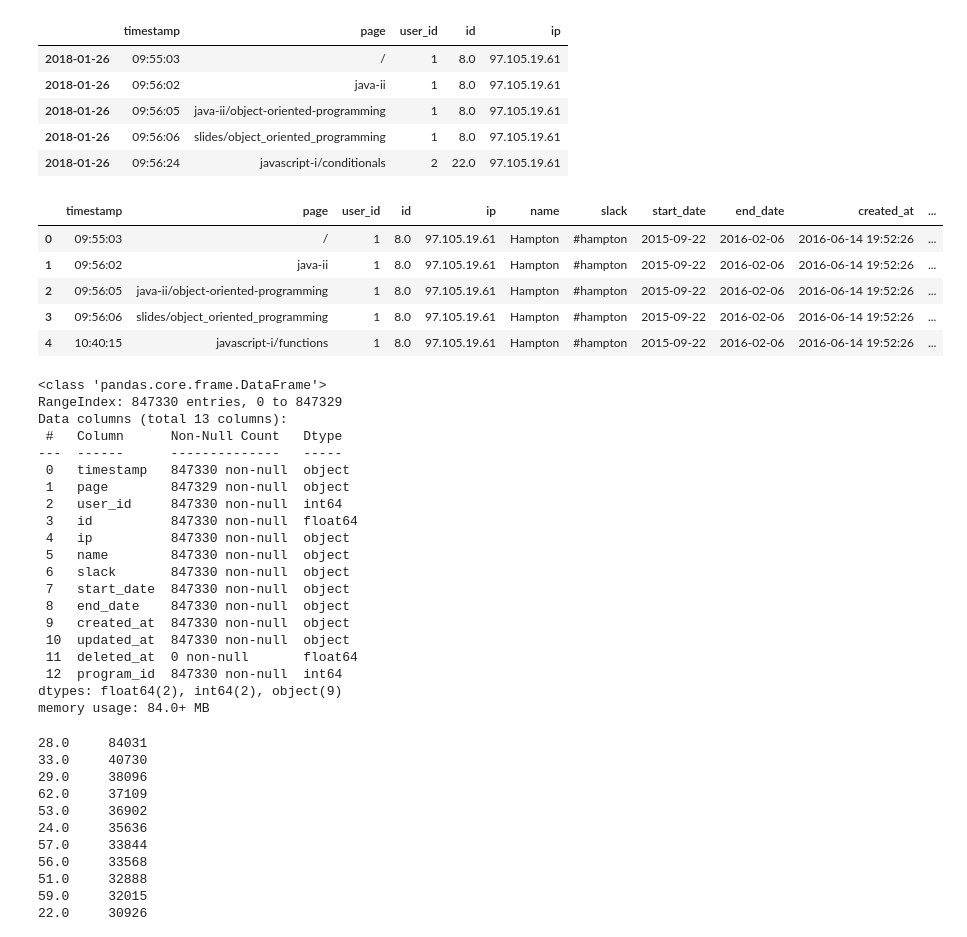
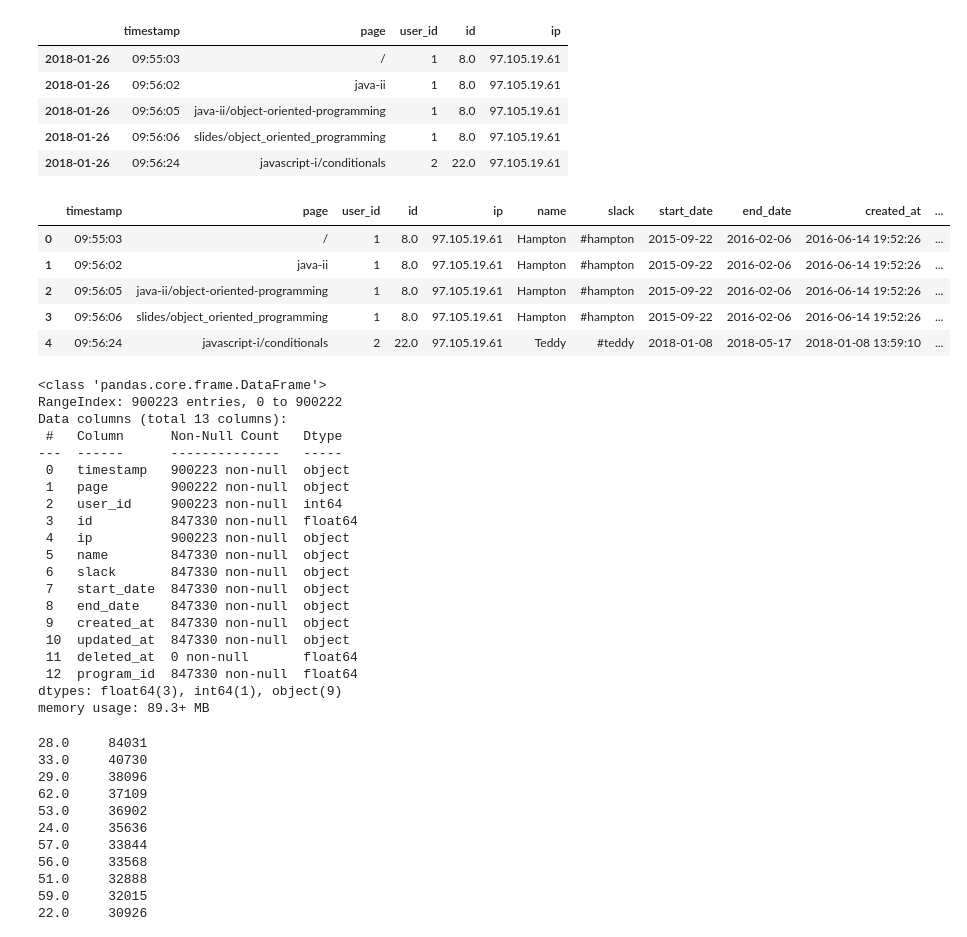
Before and after one commit to Thoai-Adam/anomaly_detection_project, a Jupyter notebook: Untitled.ipynb, the cells around one changed output. Saved outputs shown, nothing was run; the diff lists cells and outputs as text; code cells hidden in the pictures.

```diff
--- a/Untitled.ipynb
+++ b/Untitled.ipynb
@@ -3,6 +3,10 @@ import pandas as pd
 import matplotlib.pyplot as plt
 from env import get_connection
 import os
+#set display peferences
+pd.set_option('display.max_columns', None)
+pd.set_option('display.width', None)
+pd.set_option('display.expand_frame_repr', False)
 # %%
 def get_data():
 
@@ -57,31 +61,31 @@ df.head()
 | 2018-01-26 | 09:56:06 | slides/object_oriented_programming | 1 | 8.0 | 97.105.19.61 |
 | 2018-01-26 | 09:56:24 | javascript-i/conditionals | 2 | 22.0 | 97.105.19.61 |
 # %%
-df3 = pd.merge(df, df2, on = 'id')
+df3 = pd.merge(df, df2, how = 'left', on = 'id')
 
 df3.to_csv('merged.csv', index=False)
 df3 = pd.read_csv('merged.csv')
 df3.head()
 # %% [output]
 |  | timestamp | page | user_id | id | ip | name | slack | start_date | end_date | created_at | ... |
 | 0 | 09:55:03 | / | 1 | 8.0 | 97.105.19.61 | Hampton | #hampton | 2015-09-22 | 2016-02-06 | 2016-06-14 19:52:26 | ... |
 | 1 | 09:56:02 | java-ii | 1 | 8.0 | 97.105.19.61 | Hampton | #hampton | 2015-09-22 | 2016-02-06 | 2016-06-14 19:52:26 | ... |
 | 2 | 09:56:05 | java-ii/object-oriented-programming | 1 | 8.0 | 97.105.19.61 | Hampton | #hampton | 2015-09-22 | 2016-02-06 | 2016-06-14 19:52:26 | ... |
 | 3 | 09:56:06 | slides/object_oriented_programming | 1 | 8.0 | 97.105.19.61 | Hampton | #hampton | 2015-09-22 | 2016-02-06 | 2016-06-14 19:52:26 | ... |
-| 4 | 10:40:15 | javascript-i/functions | 1 | 8.0 | 97.105.19.61 | Hampton | #hampton | 2015-09-22 | 2016-02-06 | 2016-06-14 19:52:26 | ... |
+| 4 | 09:56:24 | javascript-i/conditionals | 2 | 22.0 | 97.105.19.61 | Teddy | #teddy | 2018-01-08 | 2018-05-17 | 2018-01-08 13:59:10 | ... |
 # %%
 df3.info()
 # %% [output]
 <class 'pandas.core.frame.DataFrame'>
-RangeIndex: 847330 entries, 0 to 847329
+RangeIndex: 900223 entries, 0 to 900222
 Data columns (total 13 columns):
  #   Column      Non-Null Count   Dtype
 ---  ------      --------------   -----
- 0   timestamp   847330 non-null  object
- 1   page        847329 non-null  object
- 2   user_id     847330 non-null  int64
+ 0   timestamp   900223 non-null  object
+ 1   page        900222 non-null  object
+ 2   user_id     900223 non-null  int64
  3   id          847330 non-null  float64
- 4   ip          847330 non-null  object
+ 4   ip          900223 non-null  object
  5   name        847330 non-null  object
  6   slack       847330 non-null  object
  7   start_date  847330 non-null  object
@@ -89,9 +93,9 @@ Data columns (total 13 columns):
  9   created_at  847330 non-null  object
  10  updated_at  847330 non-null  object
  11  deleted_at  0 non-null       float64
- 12  program_id  847330 non-null  int64
-dtypes: float64(2), int64(2), object(9)
-memory usage: 84.0+ MB
+ 12  program_id  847330 non-null  float64
+dtypes: float64(3), int64(1), object(9)
+memory usage: 89.3+ MB
 # %%
 df3.id.value_counts()
 # %% [output]
```
Also changed, not shown: parts of 35 cells of this notebook.
